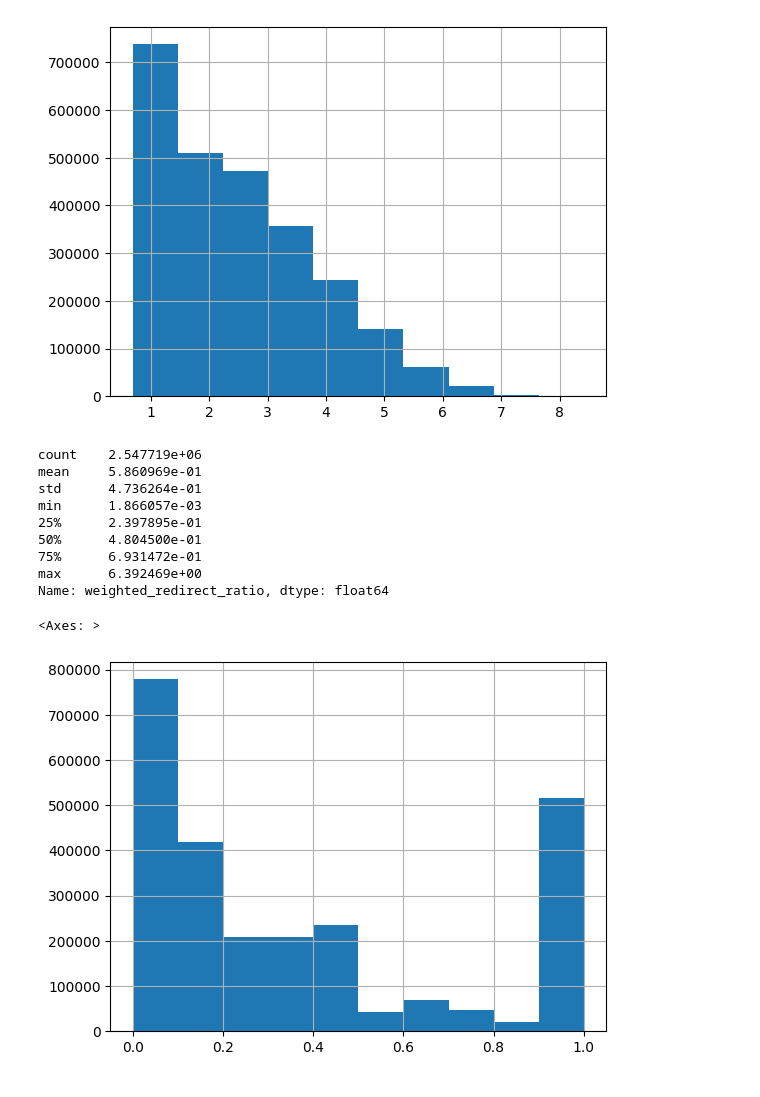
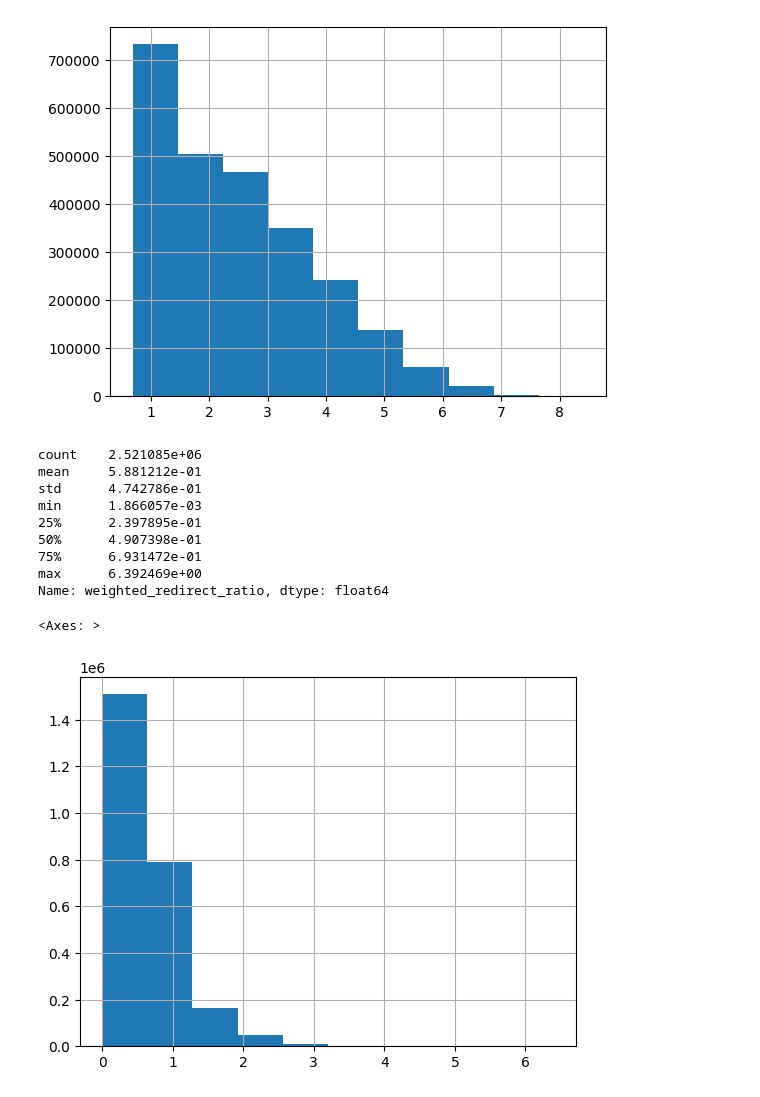
Before and after one commit to LaGenace/OptiFlyAi, a Jupyter notebook: Notebooks/ant_new_target_discovery.ipynb, the cells around one changed output. Cells and saved outputs as stored; diff of their text form; code cells hidden in the pictures.

```diff
--- a/Notebooks/ant_new_target_discovery.ipynb
+++ b/Notebooks/ant_new_target_discovery.ipynb
@@ -23,4 +24,4 @@ def ants_preprocess(data):
 # rand_data = pd.read_csv('../raw_data/rand_200k_sample', low_memory=False, index_col='Unnamed: 0')
 horz_data = pd.read_csv('../raw_data/all_data_60_horizon')
 # %%
-horz_data.dropna(subset='OriginApt', inplace=True)
+horz_data.dropna(subset=['OriginApt', 'DestinationCty'], inplace=True)
@@ -145,20 +108,22 @@ processed_data['log_ODRedirects'].hist()
 [figure]
 # %%
 processed_data['weighted_redirect_ratio'] = processed_data['redirect_ratio'] * processed_data['log_ODRedirects']
+# %%
+processed_data['lod_od_by_itredirect'] = processed_data['ItineraryRedirects'] * processed_data['log_ODRedirects']
 # %%
 processed_data['weighted_redirect_ratio'].describe()
 # %% [output]
-count    2.547719e+06
-mean     5.860969e-01
-std      4.736264e-01
+count    2.521085e+06
+mean     5.881212e-01
+std      4.742786e-01
 min      1.866057e-03
 25%      2.397895e-01
-50%      4.804500e-01
+50%      4.907398e-01
 75%      6.931472e-01
 max      6.392469e+00
 Name: weighted_redirect_ratio, dtype: float64
 # %%
-processed_data['redirect_ratio'].hist()
+processed_data['weighted_redirect_ratio'].hist()
 # %% [output]
 <Axes: >
-[figure, old version]
+[figure, new version]
```
Also changed, not shown: parts of 39 cells of this notebook, 2 other files.
